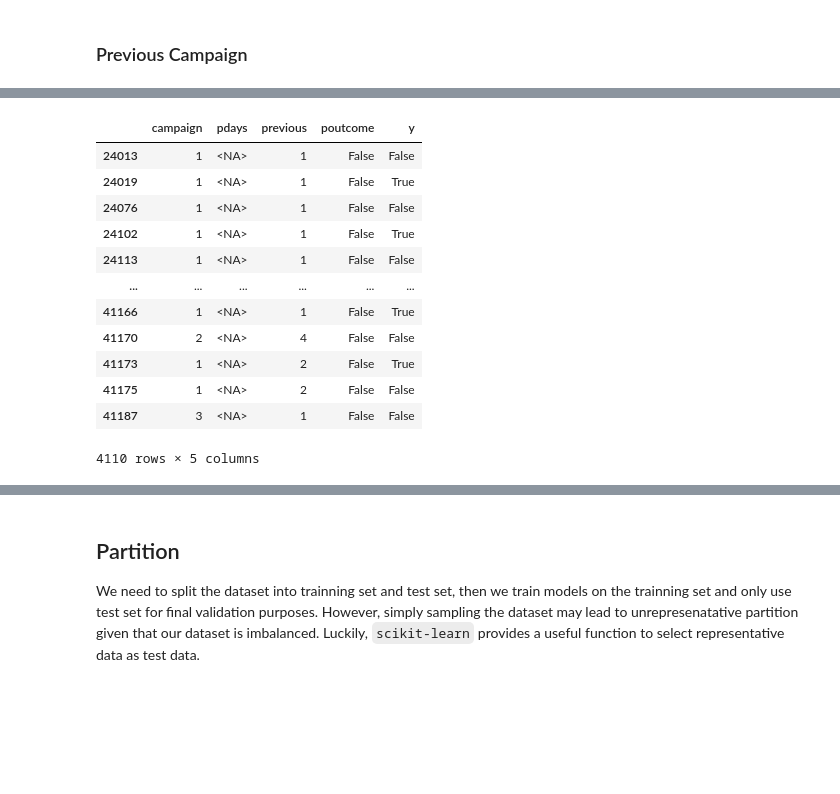
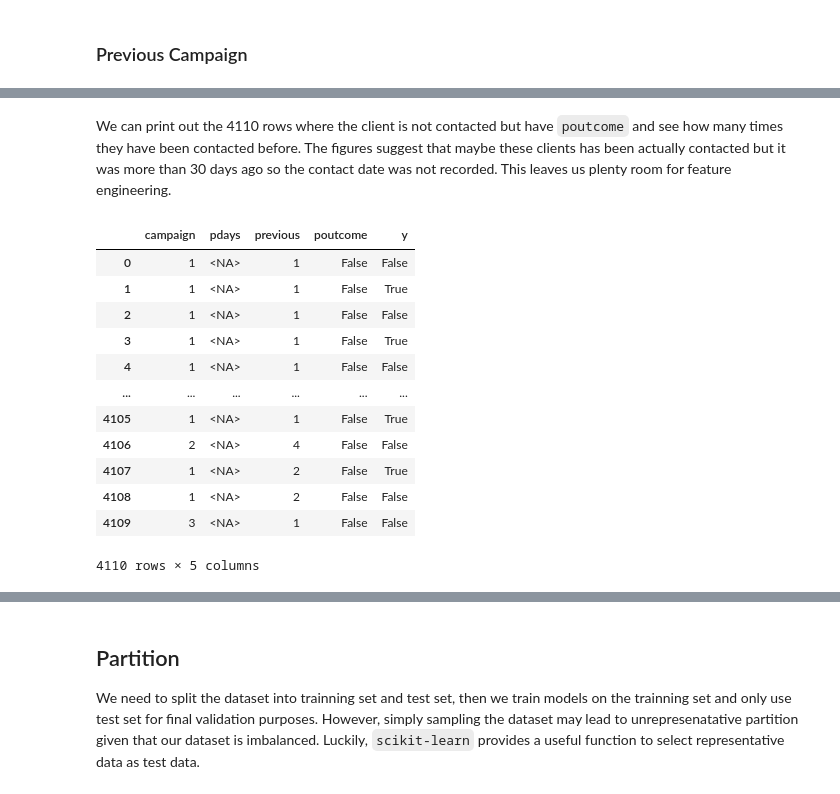
Before and after one commit to iewaij/data-analytics-bank-marketing, a Jupyter notebook: code/1_data_preparation.ipynb, the cells around one changed output, grey strips where cells are left out. Saved outputs shown, nothing was run; the diff lists cells and outputs as text; code cells hidden in the pictures; blank space fills up the shorter version.

```diff
--- a/code/1_data_preparation.ipynb
+++ b/code/1_data_preparation.ipynb
@@ -289,18 +306,20 @@ day_outcome = cat_outcome(bank_mkt, "day_of_week")
+# %% [markdown]
+We can print out the 4110 rows where the client is not contacted but have `poutcome` and see how many times they have been contacted before. The figures suggest that maybe these clients has been actually contacted but it was more than 30 days ago so the contact date was not recorded. This leaves us plenty room for feature engineering.
 # %%
-client_other = bank_mkt[["campaign", "pdays", "previous", "poutcome", "y"]]
+previous = bank_mkt[["campaign", "pdays", "previous", "poutcome", "y"]]
+previous = previous[previous["pdays"].isna() & previous["poutcome"].notna()].reset_index(drop=True)
+previous
+# %% [output]
+|  | campaign | pdays | previous | poutcome | y |
+| 0 | 1 | <NA> | 1 | False | False |
+| 1 | 1 | <NA> | 1 | False | True |
+| 2 | 1 | <NA> | 1 | False | False |
+| 3 | 1 | <NA> | 1 | False | True |
+| 4 | 1 | <NA> | 1 | False | False |
+| ... | ... | ... | ... | ... | ... |
+| 4105 | 1 | <NA> | 1 | False | True |
+| 4106 | 2 | <NA> | 4 | False | False |
+| 4107 | 1 | <NA> | 2 | False | True |
+| 4108 | 1 | <NA> | 2 | False | False |
+| 4109 | 3 | <NA> | 1 | False | False |
+4110 rows × 5 columns
-# %%
-client_other[client_other["pdays"].isna() & client_other["poutcome"].notna()]
-# %% [output]
-|  | campaign | pdays | previous | poutcome | y |
-| 24013 | 1 | <NA> | 1 | False | False |
-| 24019 | 1 | <NA> | 1 | False | True |
-| 24076 | 1 | <NA> | 1 | False | False |
-| 24102 | 1 | <NA> | 1 | False | True |
-| 24113 | 1 | <NA> | 1 | False | False |
-| ... | ... | ... | ... | ... | ... |
-| 41166 | 1 | <NA> | 1 | False | True |
-| 41170 | 2 | <NA> | 4 | False | False |
-| 41173 | 1 | <NA> | 2 | False | True |
-| 41175 | 1 | <NA> | 2 | False | False |
-| 41187 | 3 | <NA> | 1 | False | False |
-4110 rows × 5 columns
```
Also changed, not shown: parts of 19 cells of this notebook, 1 other file.
